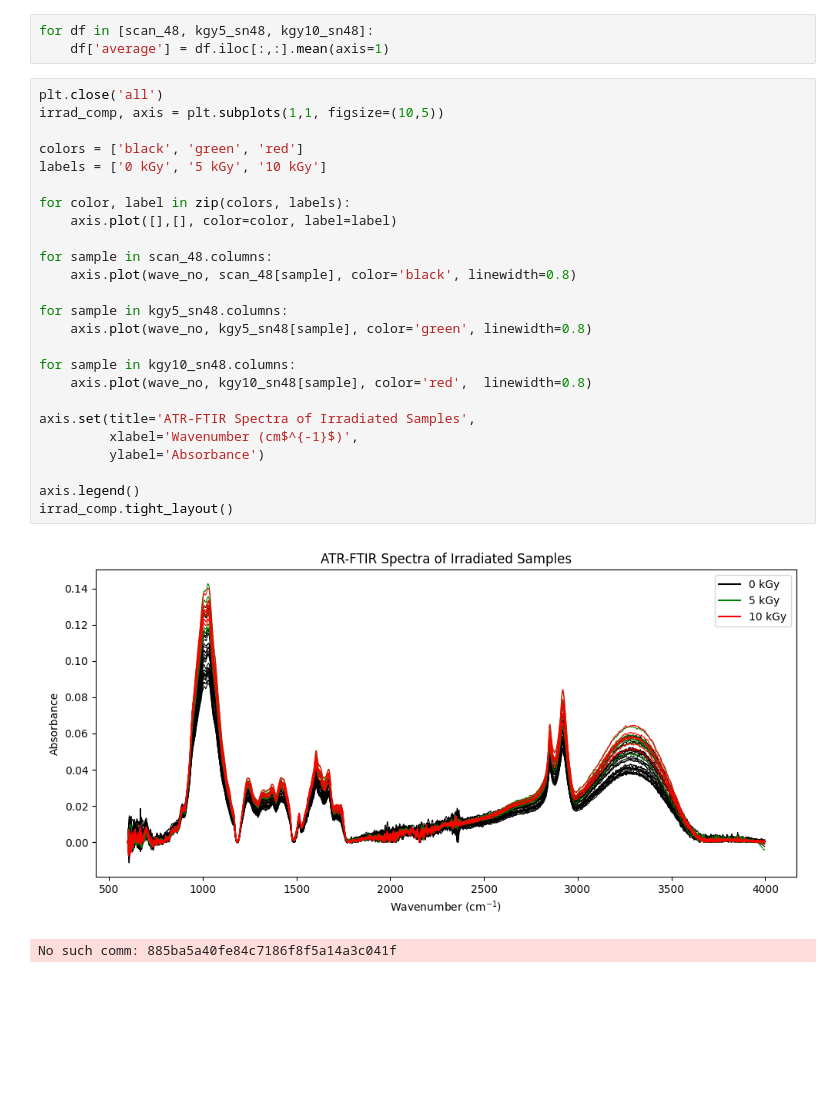
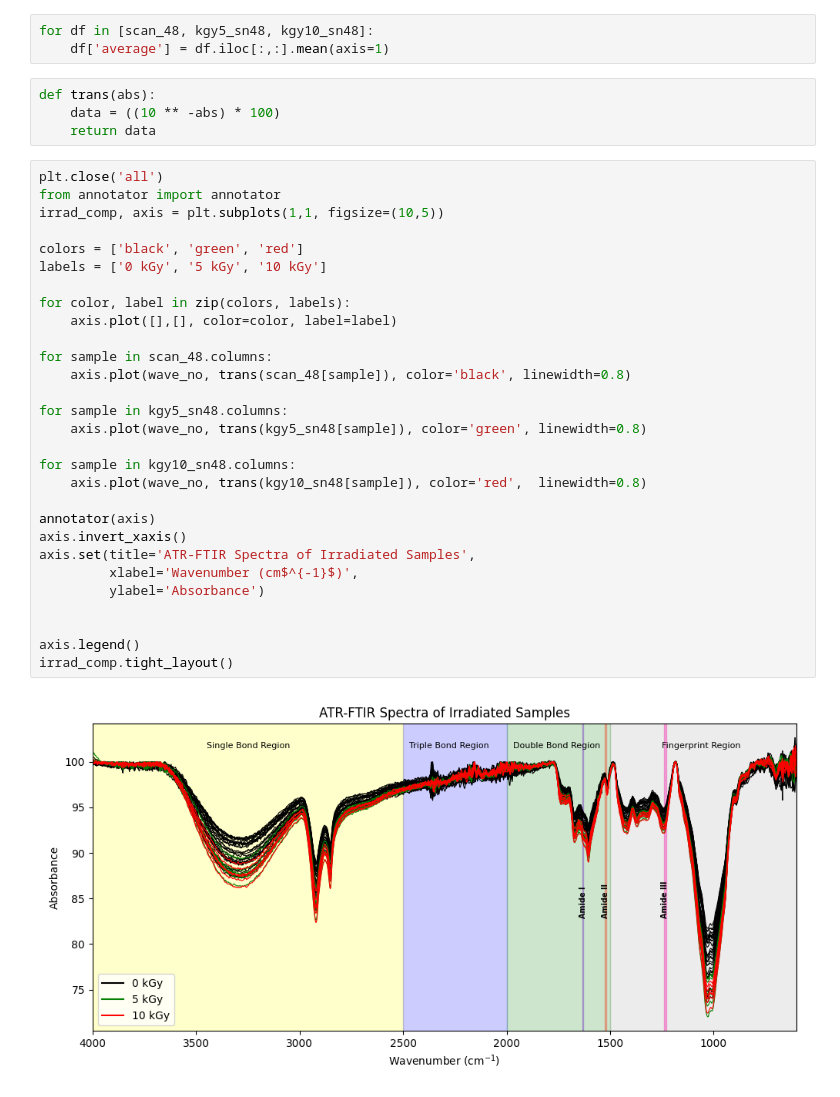
Before and after one commit to akaeii/c-semp_pollen_e-beam, a Jupyter notebook: irradiated_analysis/irradiated_analysis.ipynb, the cells around one changed output. Cells and saved outputs as stored; diff of their text form; blank space fills up the shorter version.

Commit message:
Overlayed amide regions using annotator module.

```diff
--- a/irradiated_analysis/irradiated_analysis.ipynb
+++ b/irradiated_analysis/irradiated_analysis.ipynb
@@ -13,34 +13,41 @@ wave_no = pd.read_csv('control/wave_no.csv')
 # %%
 for df in [scan_48, kgy5_sn48, kgy10_sn48]:
     df['average'] = df.iloc[:,:].mean(axis=1)
+# %%
+def trans(abs):
+    data = ((10 ** -abs) * 100)
+    return data
 # %%
 plt.close('all')
+from annotator import annotator
 irrad_comp, axis = plt.subplots(1,1, figsize=(10,5))
 
 colors = ['black', 'green', 'red']
 labels = ['0 kGy', '5 kGy', '10 kGy']
 
 for color, label in zip(colors, labels):
     axis.plot([],[], color=color, label=label)
 
 for sample in scan_48.columns:
-    axis.plot(wave_no, scan_48[sample], color='black', linewidth=0.8)
+    axis.plot(wave_no, trans(scan_48[sample]), color='black', linewidth=0.8)
 
 for sample in kgy5_sn48.columns:
-    axis.plot(wave_no, kgy5_sn48[sample], color='green', linewidth=0.8)
+    axis.plot(wave_no, trans(kgy5_sn48[sample]), color='green', linewidth=0.8)
 
 for sample in kgy10_sn48.columns:
-    axis.plot(wave_no, kgy10_sn48[sample], color='red',  linewidth=0.8)
+    axis.plot(wave_no, trans(kgy10_sn48[sample]), color='red',  linewidth=0.8)
 
+annotator(axis)
+axis.invert_xaxis()
 axis.set(title='ATR-FTIR Spectra of Irradiated Samples',
          xlabel='Wavenumber (cm$^{-1}$)',
          ylabel='Absorbance')
 
+
 axis.legend()
 irrad_comp.tight_layout()
 # %% [output]
-[figure, old version]
+[figure, new version]
-No such comm: 885ba5a40fe84c7186f8f5a14a3c041f
 # %%
 plt.close('all')
 irrad_ave, axis = plt.subplots(1,1, figsize=(10,5))
```
Also changed, not shown: parts of 1 cell of this notebook.
